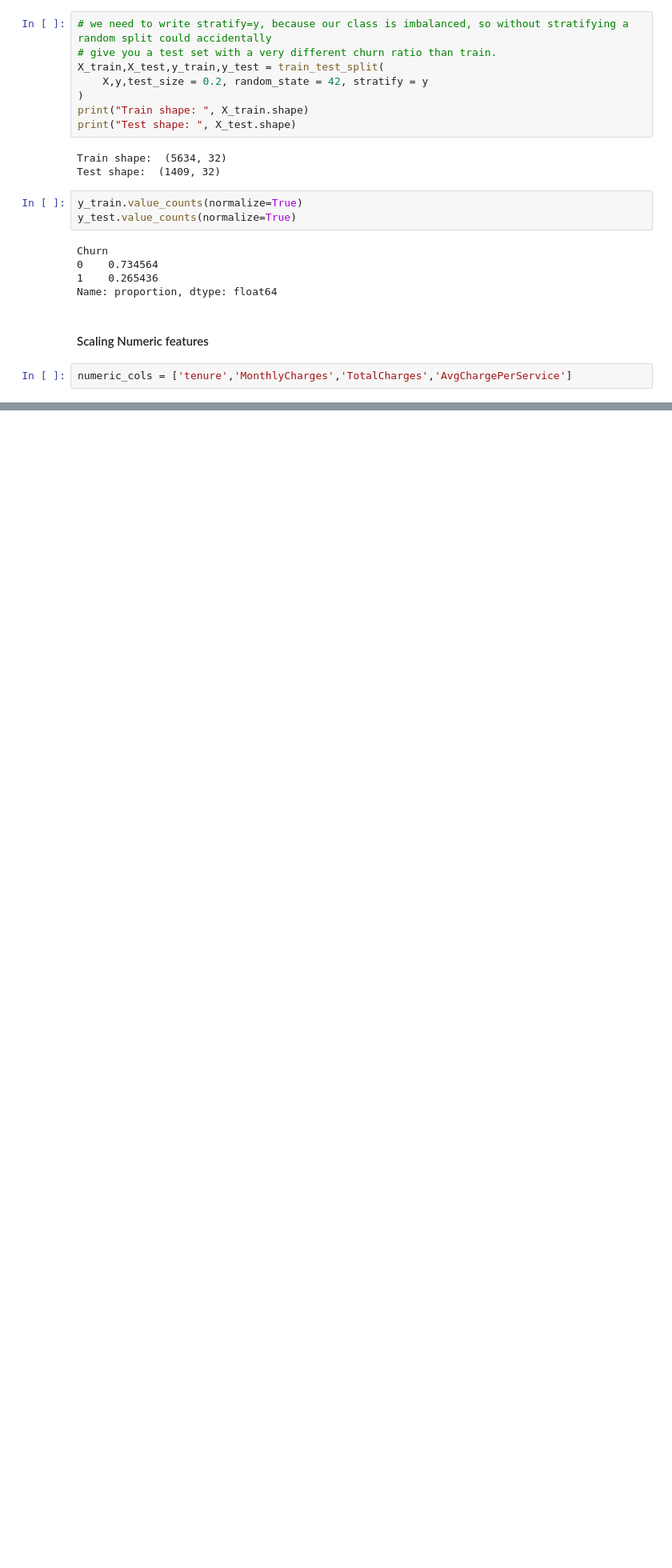
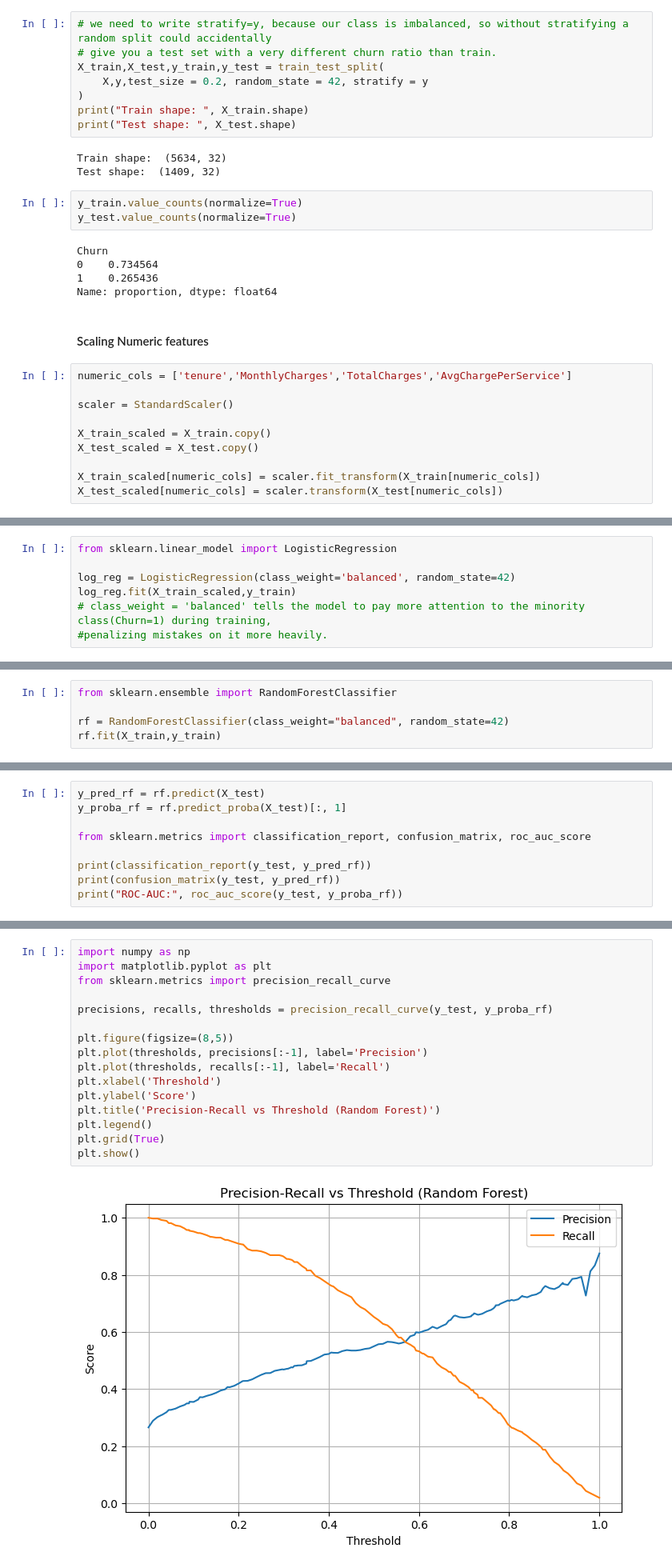
Before and after one commit to nb-acharya/customer_churn_prediction, a Jupyter notebook: notebooks/03_preprocessing_modeling.ipynb, the cells around one changed output, grey strips where cells are left out. Shown at 80% size. Cells and saved outputs as stored; diff of their text form; blank space fills up the shorter version.

Commit message:
data science: logistic regression and random forest

```diff
--- a/notebooks/03_preprocessing_modeling.ipynb
+++ b/notebooks/03_preprocessing_modeling.ipynb
@@ -45,3 +45,11 @@ Name: proportion, dtype: float64
 #### Scaling Numeric features
 # %%
 numeric_cols = ['tenure','MonthlyCharges','TotalCharges','AvgChargePerService']
+
+scaler = StandardScaler()
+
+X_train_scaled = X_train.copy()
+X_test_scaled = X_test.copy()
+
+X_train_scaled[numeric_cols] = scaler.fit_transform(X_train[numeric_cols])
+X_test_scaled[numeric_cols] = scaler.transform(X_test[numeric_cols])
@@ -67,0 +72,7 @@ df.columns.tolist()
+# %%
+from sklearn.linear_model import LogisticRegression
+
+log_reg = LogisticRegression(class_weight='balanced', random_state=42)
+log_reg.fit(X_train_scaled,y_train)
+# class_weight = 'balanced' tells the model to pay more attention to the minority class(Churn=1) during training,
+#penalizing mistakes on it more heavily.
@@ -67,0 +104,5 @@ df.columns.tolist()
+# %%
+from sklearn.ensemble import RandomForestClassifier
+
+rf = RandomForestClassifier(class_weight="balanced", random_state=42)
+rf.fit(X_train,y_train)
@@ -67,0 +111,9 @@ df.columns.tolist()
+# %%
+y_pred_rf = rf.predict(X_test)
+y_proba_rf = rf.predict_proba(X_test)[:, 1]
+
+from sklearn.metrics import classification_report, confusion_matrix, roc_auc_score
+
+print(classification_report(y_test, y_pred_rf))
+print(confusion_matrix(y_test, y_pred_rf))
+print("ROC-AUC:", roc_auc_score(y_test, y_proba_rf))
@@ -67,0 +133,18 @@ df.columns.tolist()
+# %%
+import numpy as np
+import matplotlib.pyplot as plt
+from sklearn.metrics import precision_recall_curve
+
+precisions, recalls, thresholds = precision_recall_curve(y_test, y_proba_rf)
+
+plt.figure(figsize=(8,5))
+plt.plot(thresholds, precisions[:-1], label='Precision')
+plt.plot(thresholds, recalls[:-1], label='Recall')
+plt.xlabel('Threshold')
+plt.ylabel('Score')
+plt.title('Precision-Recall vs Threshold (Random Forest)')
+plt.legend()
+plt.grid(True)
+plt.show()
+# %% [output]
+[figure, added]
```
Also changed, not shown: parts of 12 cells of this notebook, 3 other files.
